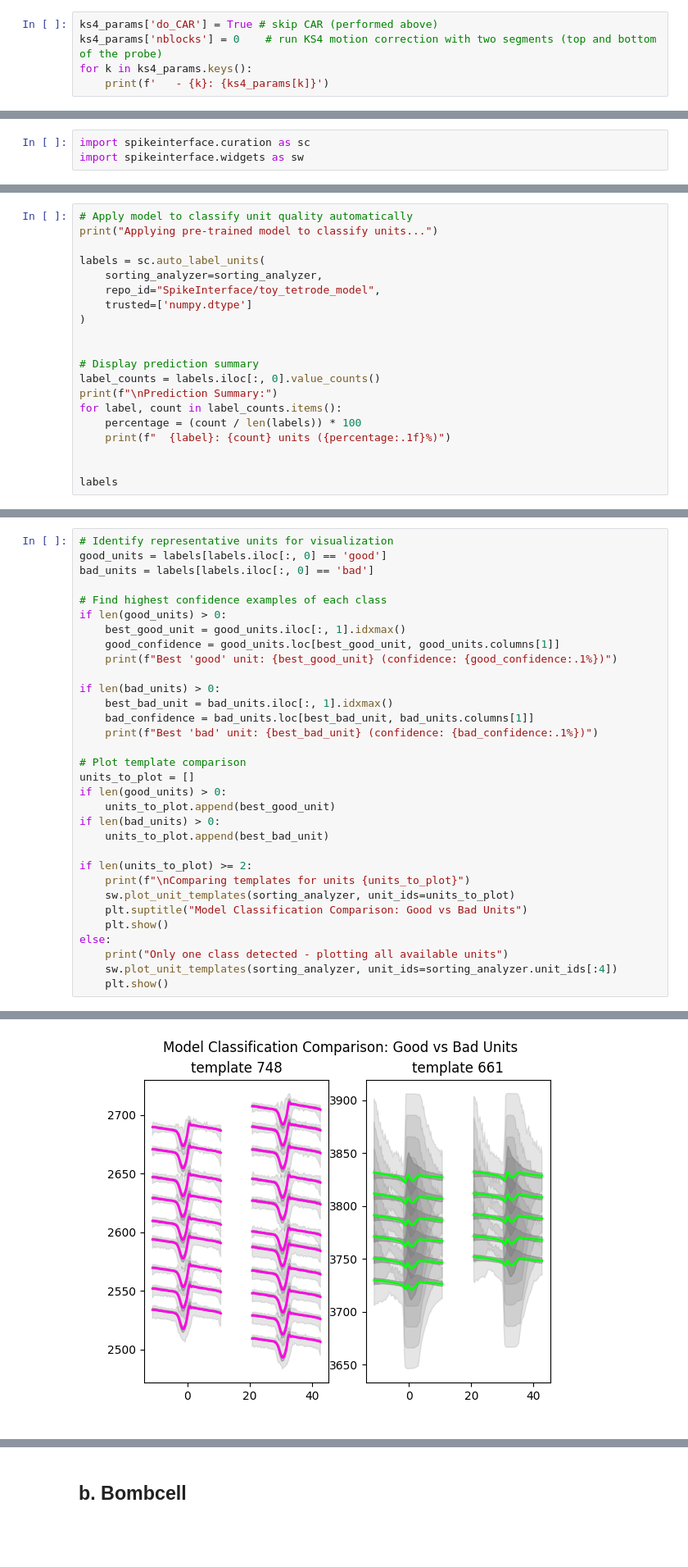
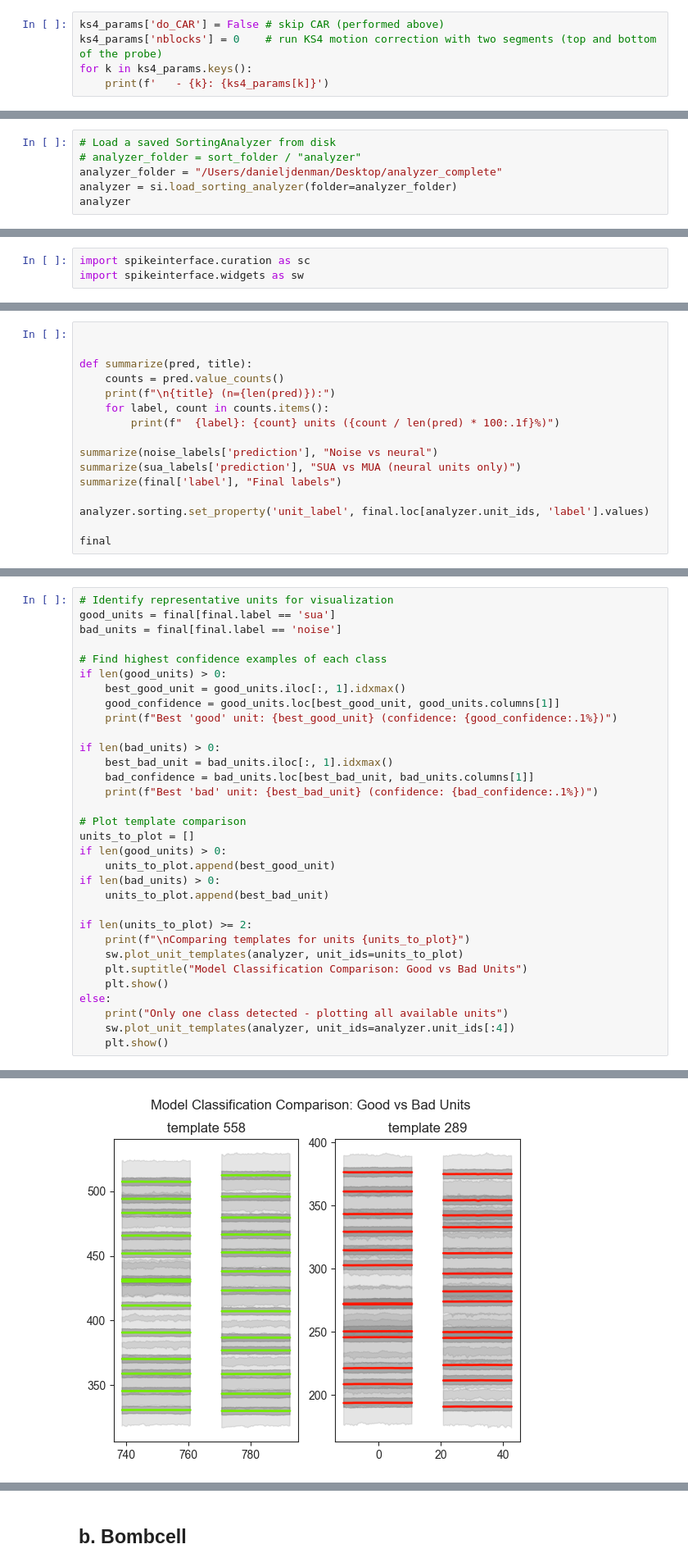
Before and after one commit to denmanlab/dlab, a Jupyter notebook: src/denmanlab/NeuropixelsDataPipelinesOverview.ipynb, the cells around one changed output, grey strips where cells are left out. Shown at 82% size. Drawn from its saved outputs; the diff is of its cells as text; blank space fills up the shorter version.

```diff
--- a/src/denmanlab/NeuropixelsDataPipelinesOverview.ipynb
+++ b/src/denmanlab/NeuropixelsDataPipelinesOverview.ipynb
@@ -257,7 +262,7 @@ ks4_params = si.get_default_sorter_params('kilosort4')
 # %% [markdown]
 ## a. optional reprocessing
 # %%
-ks4_params['do_CAR'] = True # skip CAR (performed above)
+ks4_params['do_CAR'] = False # skip CAR (performed above)
 ks4_params['nblocks'] = 0    # run KS4 motion correction with two segments (top and bottom of the probe)
 for k in ks4_params.keys():
     print(f'   - {k}: {ks4_params[k]}')
@@ -324,0 +342,6 @@ analyzer
+# %%
+# Load a saved SortingAnalyzer from disk
+# analyzer_folder = sort_folder / "analyzer"
+analyzer_folder = "/Users/danieljdenman/Desktop/analyzer_complete"
+analyzer = si.load_sorting_analyzer(folder=analyzer_folder)
+analyzer
@@ -387,21 +507,17 @@ https://scikit-learn.org/stable/model_persistence.html#security-maintainability-
 # %%
-# Apply model to classify unit quality automatically
-print("Applying pre-trained model to classify units...")
-
-labels = sc.auto_label_units(
-    sorting_analyzer=sorting_analyzer,
-    repo_id="SpikeInterface/toy_tetrode_model",
-    trusted=['numpy.dtype']
-)
 
 
-# Display prediction summary
-label_counts = labels.iloc[:, 0].value_counts()
-print(f"\nPrediction Summary:")
-for label, count in label_counts.items():
-    percentage = (count / len(labels)) * 100
-    print(f"  {label}: {count} units ({percentage:.1f}%)")
+def summarize(pred, title):
+    counts = pred.value_counts()
+    print(f"\n{title} (n={len(pred)}):")
+    for label, count in counts.items():
+        print(f"  {label}: {count} units ({count / len(pred) * 100:.1f}%)")
 
+summarize(noise_labels['prediction'], "Noise vs neural")
+summarize(sua_labels['prediction'], "SUA vs MUA (neural units only)")
+summarize(final['label'], "Final labels")
 
-labels
+analyzer.sorting.set_property('unit_label', final.loc[analyzer.unit_ids, 'label'].values)
+
+final
 # %% [output]
@@ -435,7 +549,7 @@ Prediction Summary:
 # %%
 # Identify representative units for visualization
-good_units = labels[labels.iloc[:, 0] == 'good']
-bad_units = labels[labels.iloc[:, 0] == 'bad']
+good_units = final[final.label == 'sua']
+bad_units = final[final.label == 'noise']
 
 # Find highest confidence examples of each class
 if len(good_units) > 0:
@@ -457,11 +571,11 @@ if len(bad_units) > 0:
 
 if len(units_to_plot) >= 2:
     print(f"\nComparing templates for units {units_to_plot}")
-    sw.plot_unit_templates(sorting_analyzer, unit_ids=units_to_plot)
+    sw.plot_unit_templates(analyzer, unit_ids=units_to_plot)
     plt.suptitle("Model Classification Comparison: Good vs Bad Units")
     plt.show()
 else:
     print("Only one class detected - plotting all available units")
-    sw.plot_unit_templates(sorting_analyzer, unit_ids=sorting_analyzer.unit_ids[:4])
+    sw.plot_unit_templates(analyzer, unit_ids=analyzer.unit_ids[:4])
     plt.show()
 # %% [output]
@@ -472 +586 @@ Comparing templates for units [np.int64(748), np.int64(661)]
-[figure, old version]
+[figure, new version]
```
Also changed, not shown: parts of 83 cells of this notebook.
